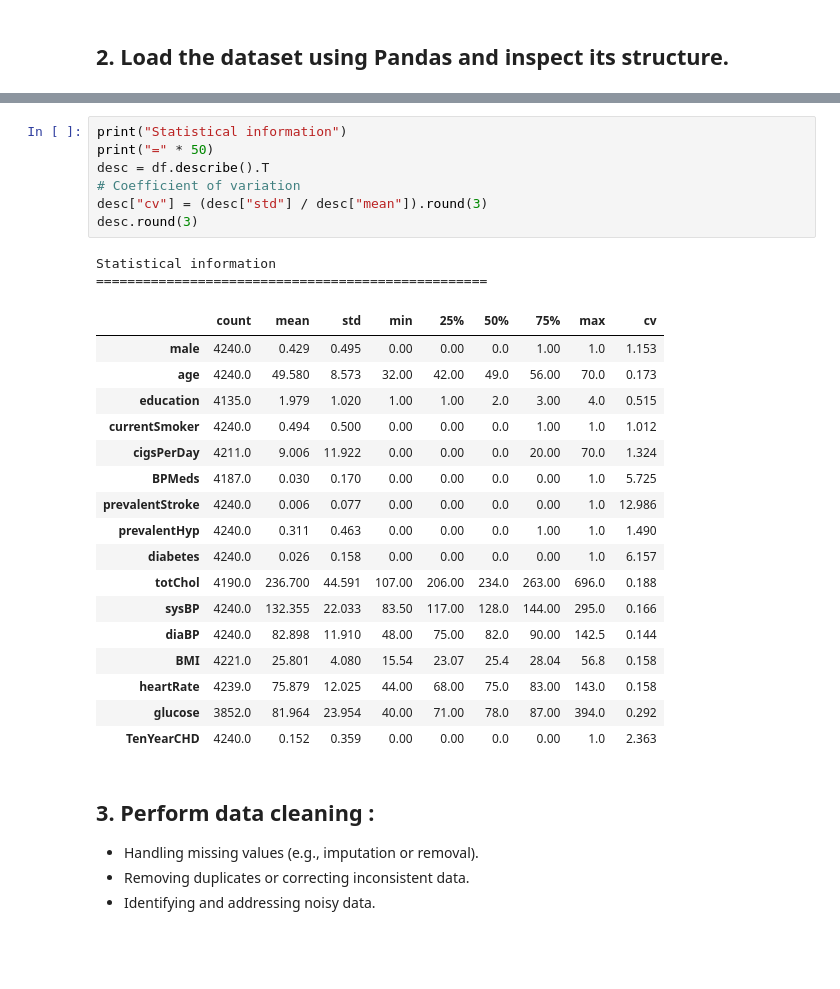
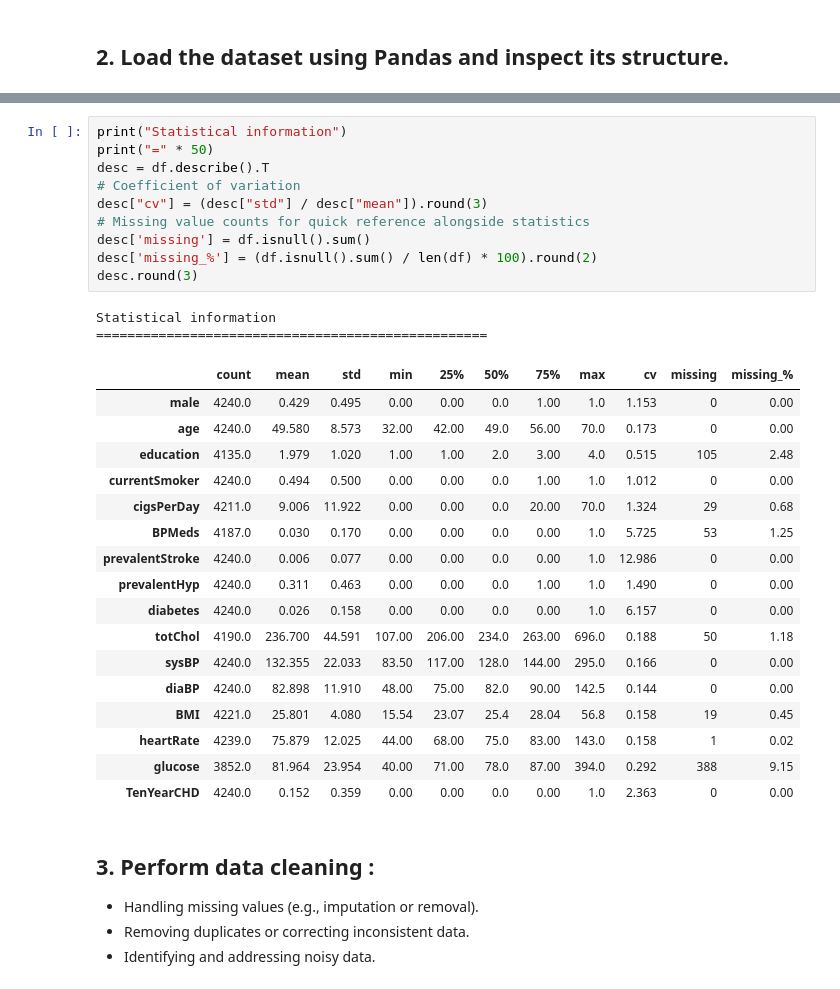
Before and after one commit to olkanth/MSCS_634_ProjectDeliverable_1, a Jupyter notebook: MSCS_634_Project_Notebook.ipynb, the cells around one changed output, grey strips where cells are left out. Drawn from its saved outputs; the diff is of its cells as text; blank space fills up the shorter version.

```diff
--- a/MSCS_634_Project_Notebook.ipynb
+++ b/MSCS_634_Project_Notebook.ipynb
@@ -119,30 +119,33 @@ memory usage: 530.1 KB
 # %%
 print("Statistical information")
 print("=" * 50)
 desc = df.describe().T
 # Coefficient of variation
 desc["cv"] = (desc["std"] / desc["mean"]).round(3)
+# Missing value counts for quick reference alongside statistics
+desc['missing'] = df.isnull().sum()
+desc['missing_%'] = (df.isnull().sum() / len(df) * 100).round(2)
 desc.round(3)
 # %% [output]
 Statistical information
 ==================================================
-|  | count | mean | std | min | 25% | 50% | 75% | max | cv |
-| male | 4240.0 | 0.429 | 0.495 | 0.00 | 0.00 | 0.0 | 1.00 | 1.0 | 1.153 |
-| age | 4240.0 | 49.580 | 8.573 | 32.00 | 42.00 | 49.0 | 56.00 | 70.0 | 0.173 |
-| education | 4135.0 | 1.979 | 1.020 | 1.00 | 1.00 | 2.0 | 3.00 | 4.0 | 0.515 |
-| currentSmoker | 4240.0 | 0.494 | 0.500 | 0.00 | 0.00 | 0.0 | 1.00 | 1.0 | 1.012 |
-| cigsPerDay | 4211.0 | 9.006 | 11.922 | 0.00 | 0.00 | 0.0 | 20.00 | 70.0 | 1.324 |
-| BPMeds | 4187.0 | 0.030 | 0.170 | 0.00 | 0.00 | 0.0 | 0.00 | 1.0 | 5.725 |
-| prevalentStroke | 4240.0 | 0.006 | 0.077 | 0.00 | 0.00 | 0.0 | 0.00 | 1.0 | 12.986 |
-| prevalentHyp | 4240.0 | 0.311 | 0.463 | 0.00 | 0.00 | 0.0 | 1.00 | 1.0 | 1.490 |
-| diabetes | 4240.0 | 0.026 | 0.158 | 0.00 | 0.00 | 0.0 | 0.00 | 1.0 | 6.157 |
-| totChol | 4190.0 | 236.700 | 44.591 | 107.00 | 206.00 | 234.0 | 263.00 | 696.0 | 0.188 |
-| sysBP | 4240.0 | 132.355 | 22.033 | 83.50 | 117.00 | 128.0 | 144.00 | 295.0 | 0.166 |
-| diaBP | 4240.0 | 82.898 | 11.910 | 48.00 | 75.00 | 82.0 | 90.00 | 142.5 | 0.144 |
-| BMI | 4221.0 | 25.801 | 4.080 | 15.54 | 23.07 | 25.4 | 28.04 | 56.8 | 0.158 |
-| heartRate | 4239.0 | 75.879 | 12.025 | 44.00 | 68.00 | 75.0 | 83.00 | 143.0 | 0.158 |
-| glucose | 3852.0 | 81.964 | 23.954 | 40.00 | 71.00 | 78.0 | 87.00 | 394.0 | 0.292 |
-| TenYearCHD | 4240.0 | 0.152 | 0.359 | 0.00 | 0.00 | 0.0 | 0.00 | 1.0 | 2.363 |
+|  | count | mean | std | min | 25% | 50% | 75% | max | cv | missing | missing_% |
+| male | 4240.0 | 0.429 | 0.495 | 0.00 | 0.00 | 0.0 | 1.00 | 1.0 | 1.153 | 0 | 0.00 |
+| age | 4240.0 | 49.580 | 8.573 | 32.00 | 42.00 | 49.0 | 56.00 | 70.0 | 0.173 | 0 | 0.00 |
+| education | 4135.0 | 1.979 | 1.020 | 1.00 | 1.00 | 2.0 | 3.00 | 4.0 | 0.515 | 105 | 2.48 |
+| currentSmoker | 4240.0 | 0.494 | 0.500 | 0.00 | 0.00 | 0.0 | 1.00 | 1.0 | 1.012 | 0 | 0.00 |
+| cigsPerDay | 4211.0 | 9.006 | 11.922 | 0.00 | 0.00 | 0.0 | 20.00 | 70.0 | 1.324 | 29 | 0.68 |
+| BPMeds | 4187.0 | 0.030 | 0.170 | 0.00 | 0.00 | 0.0 | 0.00 | 1.0 | 5.725 | 53 | 1.25 |
+| prevalentStroke | 4240.0 | 0.006 | 0.077 | 0.00 | 0.00 | 0.0 | 0.00 | 1.0 | 12.986 | 0 | 0.00 |
+| prevalentHyp | 4240.0 | 0.311 | 0.463 | 0.00 | 0.00 | 0.0 | 1.00 | 1.0 | 1.490 | 0 | 0.00 |
+| diabetes | 4240.0 | 0.026 | 0.158 | 0.00 | 0.00 | 0.0 | 0.00 | 1.0 | 6.157 | 0 | 0.00 |
+| totChol | 4190.0 | 236.700 | 44.591 | 107.00 | 206.00 | 234.0 | 263.00 | 696.0 | 0.188 | 50 | 1.18 |
+| sysBP | 4240.0 | 132.355 | 22.033 | 83.50 | 117.00 | 128.0 | 144.00 | 295.0 | 0.166 | 0 | 0.00 |
+| diaBP | 4240.0 | 82.898 | 11.910 | 48.00 | 75.00 | 82.0 | 90.00 | 142.5 | 0.144 | 0 | 0.00 |
+| BMI | 4221.0 | 25.801 | 4.080 | 15.54 | 23.07 | 25.4 | 28.04 | 56.8 | 0.158 | 19 | 0.45 |
+| heartRate | 4239.0 | 75.879 | 12.025 | 44.00 | 68.00 | 75.0 | 83.00 | 143.0 | 0.158 | 1 | 0.02 |
+| glucose | 3852.0 | 81.964 | 23.954 | 40.00 | 71.00 | 78.0 | 87.00 | 394.0 | 0.292 | 388 | 9.15 |
+| TenYearCHD | 4240.0 | 0.152 | 0.359 | 0.00 | 0.00 | 0.0 | 0.00 | 1.0 | 2.363 | 0 | 0.00 |
 # %% [markdown]
 ## 3. Perform data cleaning :
 - Handling missing values (e.g., imputation or removal).
```
Also changed, not shown: parts of 15 cells of this notebook.
